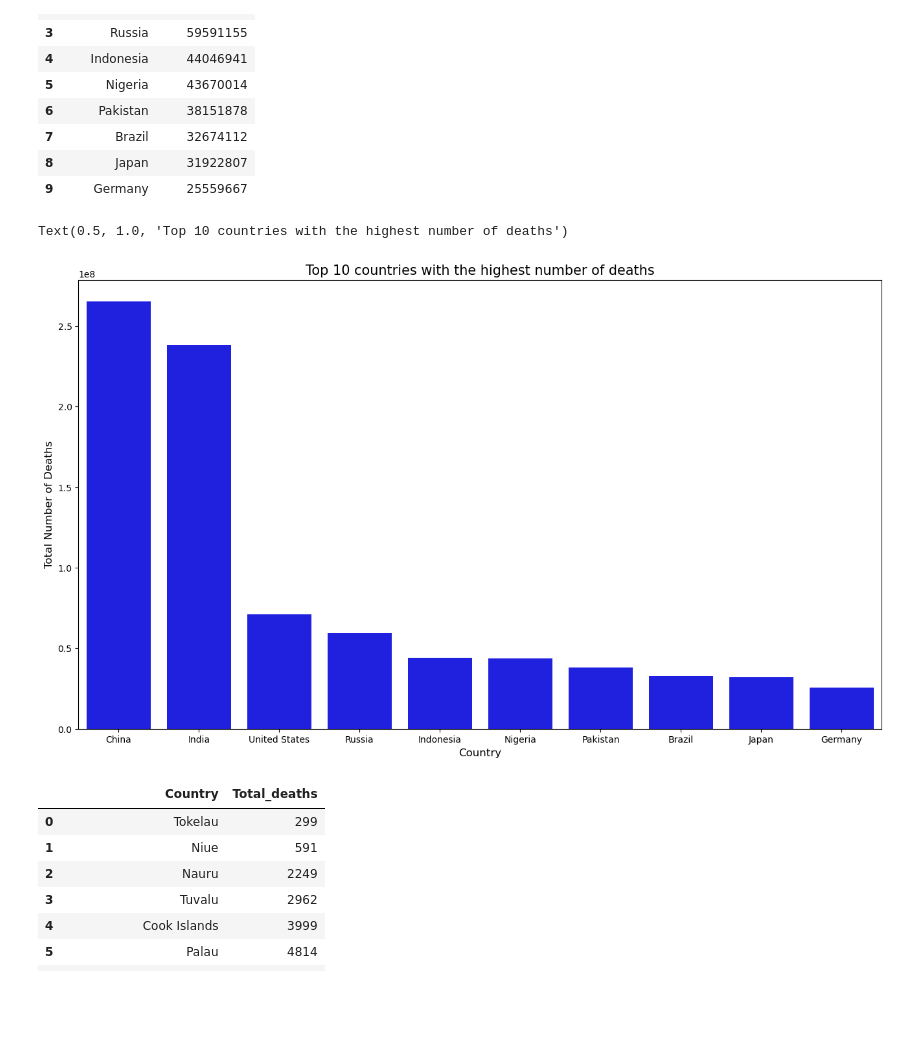
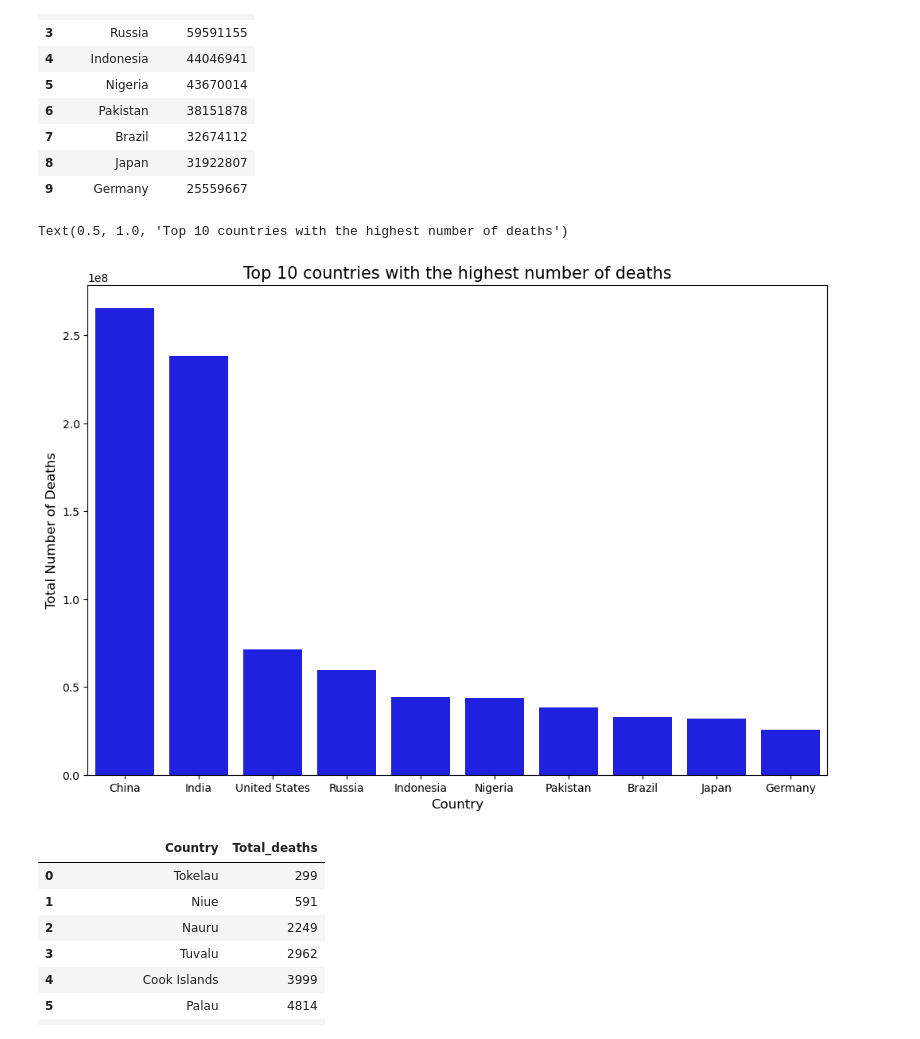
Before and after one commit to kamala2dt/Cause-of-Deaths-Analysis, a Jupyter notebook: cause-of-deaths-analysis.ipynb, the cells around one changed output. Saved outputs shown, nothing was run; the diff lists cells and outputs as text; code cells hidden in the pictures; blank space fills up the shorter version.

```diff
--- a/cause-of-deaths-analysis.ipynb
+++ b/cause-of-deaths-analysis.ipynb
@@ -349,17 +349,17 @@ Top10_countries
 # %%
 # Create a bar chart of Top 10 countries with the highest number of deaths
 
-plt.figure(figsize = (16,9))
+plt.figure(figsize = (12,8))
 
 sns.barplot(data = Top10_countries, x = 'Country', y = 'Total_deaths', color = 'Blue')
 
 # Add some text for labels, title
 plt.xlabel('Country', fontsize = 12)
 plt.ylabel('Total Number of Deaths', fontsize = 12)
 plt.title('Top 10 countries with the highest number of deaths', fontsize =15)
 # %% [output]
 Text(0.5, 1.0, 'Top 10 countries with the highest number of deaths')
-[figure, old version]
+[figure, new version]
 # %%
 # Find the Top 10 Countries with the LOWEST number of deaths
 
```
Also changed, not shown: parts of 11 cells of this notebook.
